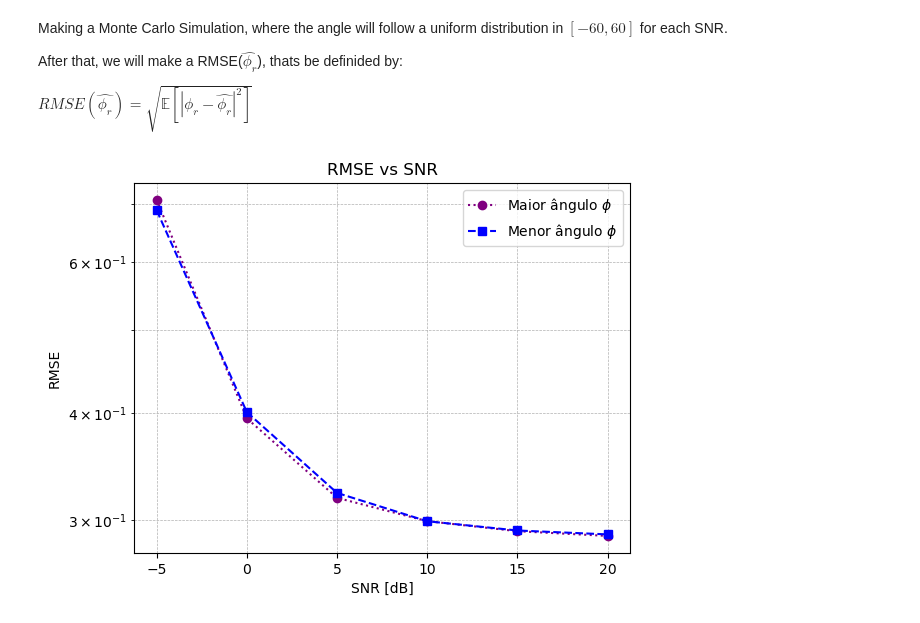
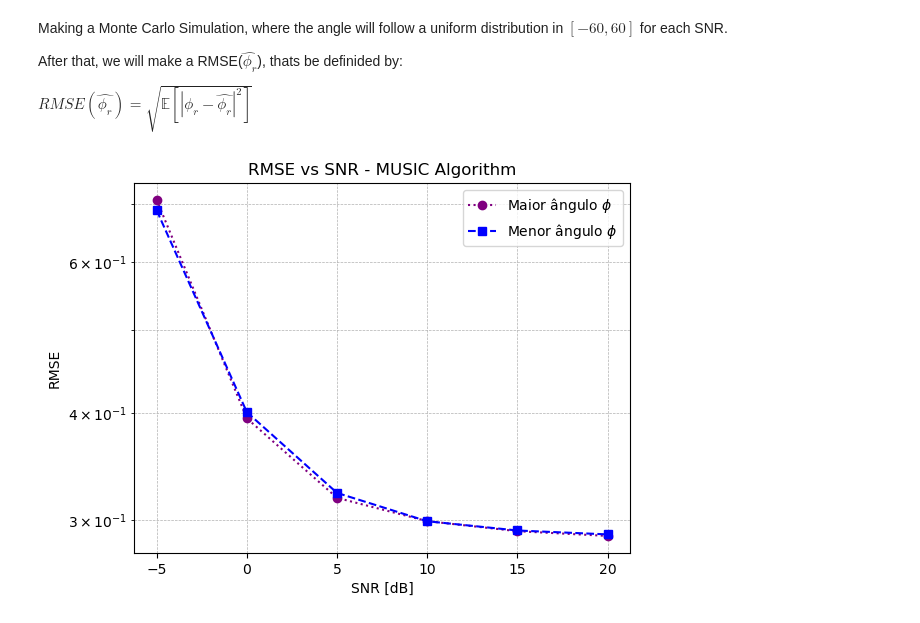
Before and after one commit to vitorfraga12/AICT-1, a Jupyter notebook: DoA Estimation.ipynb, the cells around one changed output. Drawn from its saved outputs; the diff is of its cells as text; code cells hidden in the pictures.

```diff
--- a/DoA Estimation.ipynb
+++ b/DoA Estimation.ipynb
@@ -116,17 +122,17 @@ rmse_maior, rmse_menor = find_rmse(snr_values, iterations, m_antennas, d_arrival
 # %%
 plt.figure()
 plt.plot(snr_values, rmse_maior,marker='o', label='Maior ângulo $\phi$', linestyle = ':', color = 'purple')
 plt.plot(snr_values, rmse_menor,marker='s', label='Menor ângulo $\phi$', linestyle = '--', color = 'blue')
 
 plt.yscale("log")
 
 plt.xlabel('SNR [dB]')
 plt.ylabel('RMSE')
-plt.title('RMSE vs SNR')
+plt.title('RMSE vs SNR - MUSIC Algorithm')
 plt.legend()
 plt.xticks(snr_values)
 plt.grid(which='both', linestyle='--', linewidth=0.5)
 plt.savefig('rmse_music.pdf')
 plt.show()
 # %% [output]
-[figure, old version]
+[figure, new version]
```
Also changed, not shown: parts of 10 cells of this notebook, 1 other file.
